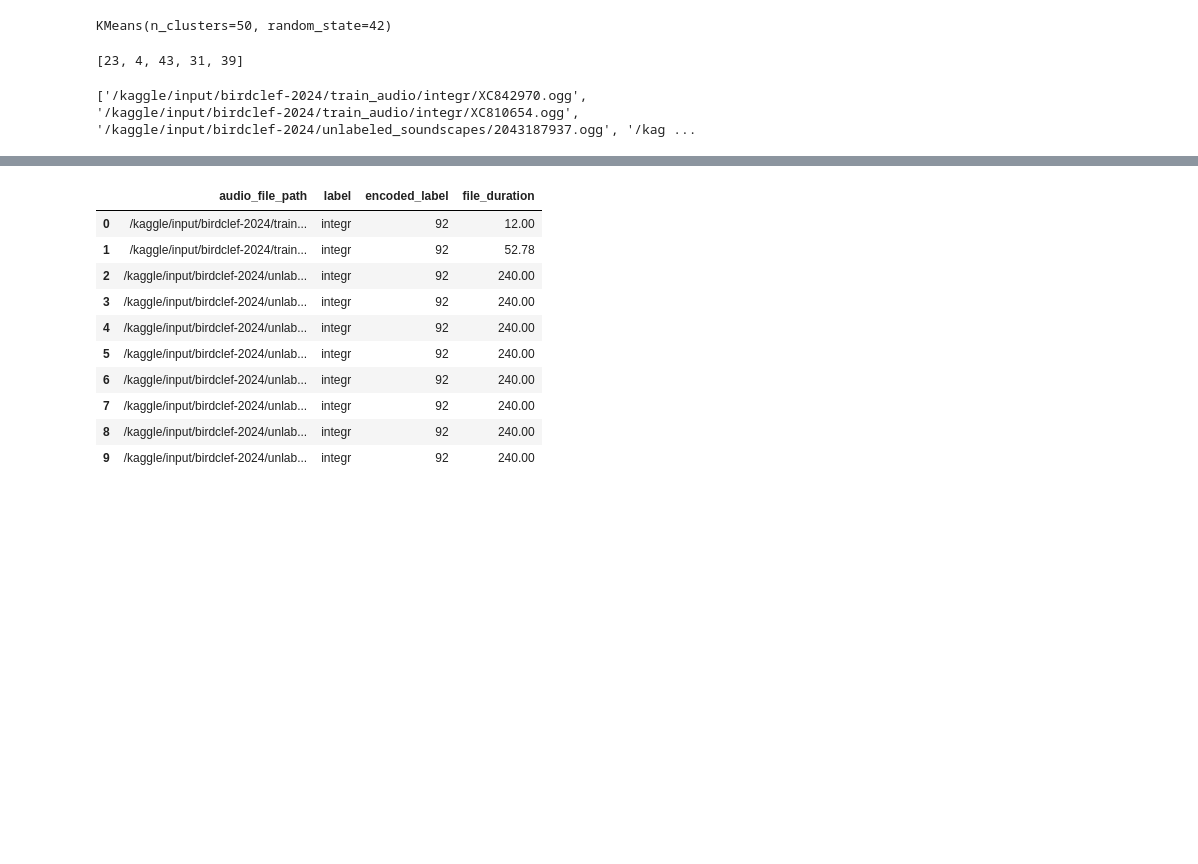
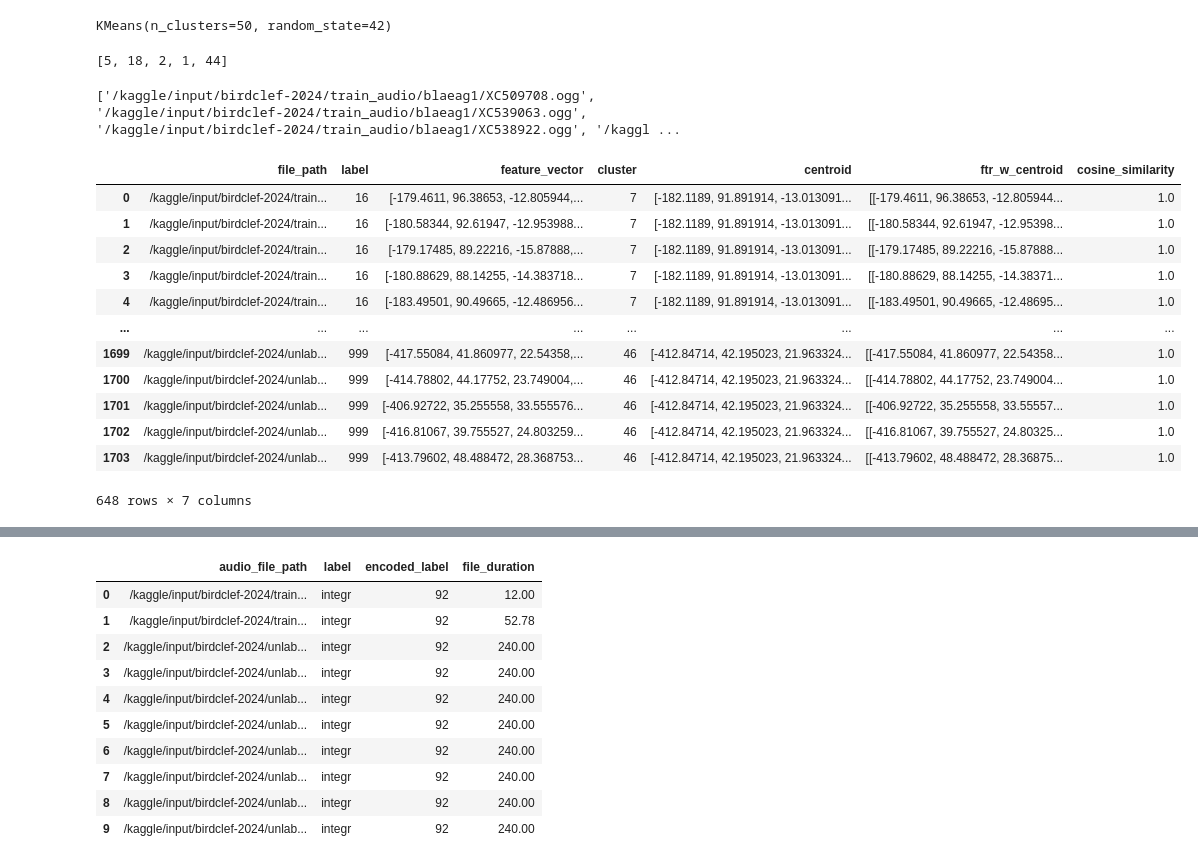
Before and after one commit to sumaniitm/BirdCLEF-2024-kaggle, a Jupyter notebook: labelling-using-kmeans.ipynb, the cells around one changed output, grey strips where cells are left out. Cells and saved outputs as stored; diff of their text form; code cells hidden in the pictures; blank space fills up the shorter version.

```diff
--- a/labelling-using-kmeans.ipynb
+++ b/labelling-using-kmeans.ipynb
@@ -321,19 +450,36 @@ def calc_cos_sim(ftr_w_centroid):
 
 features_df['cosine_similarity'] = features_df['ftr_w_centroid'].apply(calc_cos_sim)
 # %%
-list_of_clusters = dd.sql(" select distinct cluster from ( select *, row_number()over(order by files desc) as rn from ( select cluster, count(distinct(label)) as data_count, count(distinct(file_path)) as files \
+list_of_clusters = dd.sql(" select distinct cluster from ( select *, row_number()over(order by files desc) as rn from \
+( select cluster, count(distinct(label)) as data_count, count(distinct(file_path)) as files \
 from features_df group by cluster )t1 )t2 where rn <= 5").pl().to_series().to_list()
 
 print(list_of_clusters)
 # %% [output]
-[23, 4, 43, 31, 39]
+[5, 18, 2, 1, 44]
 # %%
-features_df['label'] = np.where(features_df['cluster'].isin(list_of_clusters), 92, features_df['label'])
+features_df['label'] = np.where(features_df['cluster'].isin(list_of_clusters), 16, features_df['label'])
 # %%
-final_list_of_files = dd.sql("select distinct file_path from features_df where label = 92 ").pl().to_series().to_list()
+final_list_of_files = dd.sql("select distinct file_path from features_df where label = 16 ").pl().to_series().to_list()
 
 print(final_list_of_files)
 # %% [output]
-['/kaggle/input/birdclef-2024/train_audio/integr/XC842970.ogg', '/kaggle/input/birdclef-2024/train_audio/integr/XC810654.ogg', '/kaggle/input/birdclef-2024/unlabeled_soundscapes/2043187937.ogg', '/kag ...
+['/kaggle/input/birdclef-2024/train_audio/blaeag1/XC509708.ogg', '/kaggle/input/birdclef-2024/train_audio/blaeag1/XC539063.ogg', '/kaggle/input/birdclef-2024/train_audio/blaeag1/XC538922.ogg', '/kaggl ...
+# %%
+features_df[features_df['file_path'].isin(final_list_of_files)]
+# %% [output]
+|  | file_path | label | feature_vector | cluster | centroid | ftr_w_centroid | cosine_similarity |
+| 0 | /kaggle/input/birdclef-2024/train... | 16 | [-179.4611, 96.38653, -12.805944,... | 7 | [-182.1189, 91.891914, -13.013091... | [[-179.4611, 96.38653, -12.805944... | 1.0 |
+| 1 | /kaggle/input/birdclef-2024/train... | 16 | [-180.58344, 92.61947, -12.953988... | 7 | [-182.1189, 91.891914, -13.013091... | [[-180.58344, 92.61947, -12.95398... | 1.0 |
+| 2 | /kaggle/input/birdclef-2024/train... | 16 | [-179.17485, 89.22216, -15.87888,... | 7 | [-182.1189, 91.891914, -13.013091... | [[-179.17485, 89.22216, -15.87888... | 1.0 |
+| 3 | /kaggle/input/birdclef-2024/train... | 16 | [-180.88629, 88.14255, -14.383718... | 7 | [-182.1189, 91.891914, -13.013091... | [[-180.88629, 88.14255, -14.38371... | 1.0 |
+| 4 | /kaggle/input/birdclef-2024/train... | 16 | [-183.49501, 90.49665, -12.486956... | 7 | [-182.1189, 91.891914, -13.013091... | [[-183.49501, 90.49665, -12.48695... | 1.0 |
+| ... | ... | ... | ... | ... | ... | ... | ... |
+| 1699 | /kaggle/input/birdclef-2024/unlab... | 999 | [-417.55084, 41.860977, 22.54358,... | 46 | [-412.84714, 42.195023, 21.963324... | [[-417.55084, 41.860977, 22.54358... | 1.0 |
+| 1700 | /kaggle/input/birdclef-2024/unlab... | 999 | [-414.78802, 44.17752, 23.749004,... | 46 | [-412.84714, 42.195023, 21.963324... | [[-414.78802, 44.17752, 23.749004... | 1.0 |
+| 1701 | /kaggle/input/birdclef-2024/unlab... | 999 | [-406.92722, 35.255558, 33.555576... | 46 | [-412.84714, 42.195023, 21.963324... | [[-406.92722, 35.255558, 33.55557... | 1.0 |
+| 1702 | /kaggle/input/birdclef-2024/unlab... | 999 | [-416.81067, 39.755527, 24.803259... | 46 | [-412.84714, 42.195023, 21.963324... | [[-416.81067, 39.755527, 24.80325... | 1.0 |
+| 1703 | /kaggle/input/birdclef-2024/unlab... | 999 | [-413.79602, 48.488472, 28.368753... | 46 | [-412.84714, 42.195023, 21.963324... | [[-413.79602, 48.488472, 28.36875... | 1.0 |
+648 rows × 7 columns
 # %%
 combined_data_pd['label'] = \
```
Also changed, not shown: parts of 16 cells of this notebook.
